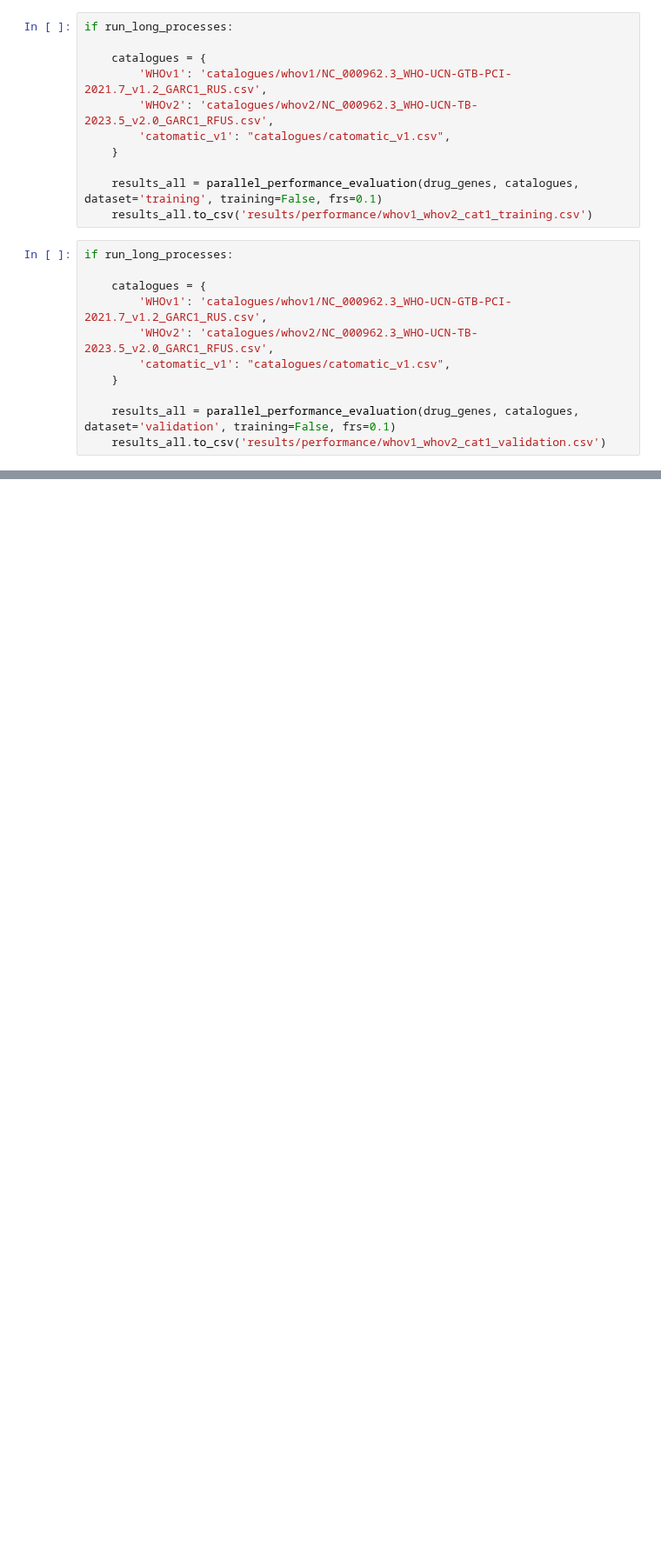
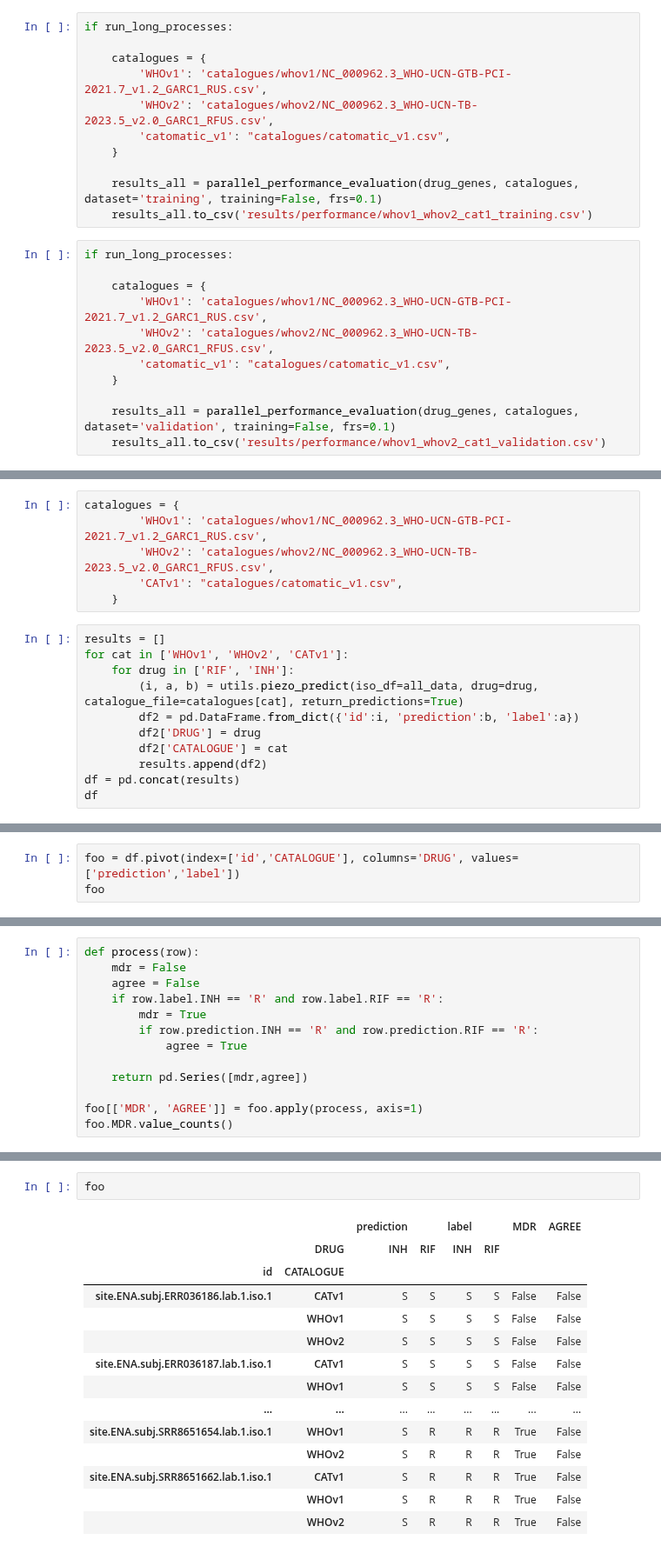
Before and after one commit to fowler-lab/cryptic-catalogues-2025, a Jupyter notebook: 06-apply-cats.ipynb, the cells around one changed output, grey strips where cells are left out. Shown at 87% size. Cells and saved outputs as stored; diff of their text form; blank space fills up the shorter version.

```diff
--- a/06-apply-cats.ipynb
+++ b/06-apply-cats.ipynb
@@ -130,0 +210,17 @@ if run_long_processes:
+# %%
+catalogues = {
+        'WHOv1': 'catalogues/whov1/NC_000962.3_WHO-UCN-GTB-PCI-2021.7_v1.2_GARC1_RUS.csv',
+        'WHOv2': 'catalogues/whov2/NC_000962.3_WHO-UCN-TB-2023.5_v2.0_GARC1_RFUS.csv',
+        'CATv1': "catalogues/catomatic_v1.csv",
+    }
+# %%
+results = []
+for cat in ['WHOv1', 'WHOv2', 'CATv1']:
+    for drug in ['RIF', 'INH']:
+        (i, a, b) = utils.piezo_predict(iso_df=all_data, drug=drug, catalogue_file=catalogues[cat], return_predictions=True)
+        df2 = pd.DataFrame.from_dict({'id':i, 'prediction':b, 'label':a})
+        df2['DRUG'] = drug
+        df2['CATALOGUE'] = cat
+        results.append(df2)
+df = pd.concat(results)
+df
@@ -130,0 +250,3 @@ if run_long_processes:
+# %%
+foo = df.pivot(index=['id','CATALOGUE'], columns='DRUG', values=['prediction','label'])
+foo
@@ -130,0 +275,13 @@ if run_long_processes:
+# %%
+def process(row):
+    mdr = False
+    agree = False
+    if row.label.INH == 'R' and row.label.RIF == 'R':
+        mdr = True
+        if row.prediction.INH == 'R' and row.prediction.RIF == 'R':
+            agree = True
+
+    return pd.Series([mdr,agree])
+
+foo[['MDR', 'AGREE']] = foo.apply(process, axis=1)
+foo.MDR.value_counts()
@@ -130,0 +293,17 @@ if run_long_processes:
+# %%
+foo
+# %% [output]
+|  |  | prediction |  | label |  | MDR | AGREE |
+|  | DRUG | INH | RIF | INH | RIF |  |  |
+| id | CATALOGUE |  |  |  |  |  |  |
+| site.ENA.subj.ERR036186.lab.1.iso.1 | CATv1 | S | S | S | S | False | False |
+|  | WHOv1 | S | S | S | S | False | False |
+|  | WHOv2 | S | S | S | S | False | False |
+| site.ENA.subj.ERR036187.lab.1.iso.1 | CATv1 | S | S | S | S | False | False |
+|  | WHOv1 | S | S | S | S | False | False |
+| ... | ... | ... | ... | ... | ... | ... | ... |
+| site.ENA.subj.SRR8651654.lab.1.iso.1 | WHOv1 | S | R | R | R | True | False |
+|  | WHOv2 | S | R | R | R | True | False |
+| site.ENA.subj.SRR8651662.lab.1.iso.1 | CATv1 | S | R | R | R | True | False |
+|  | WHOv1 | S | R | R | R | True | False |
+|  | WHOv2 | S | R | R | R | True | False |
```
Also changed, not shown: parts of 16 cells of this notebook, 1 other file.
